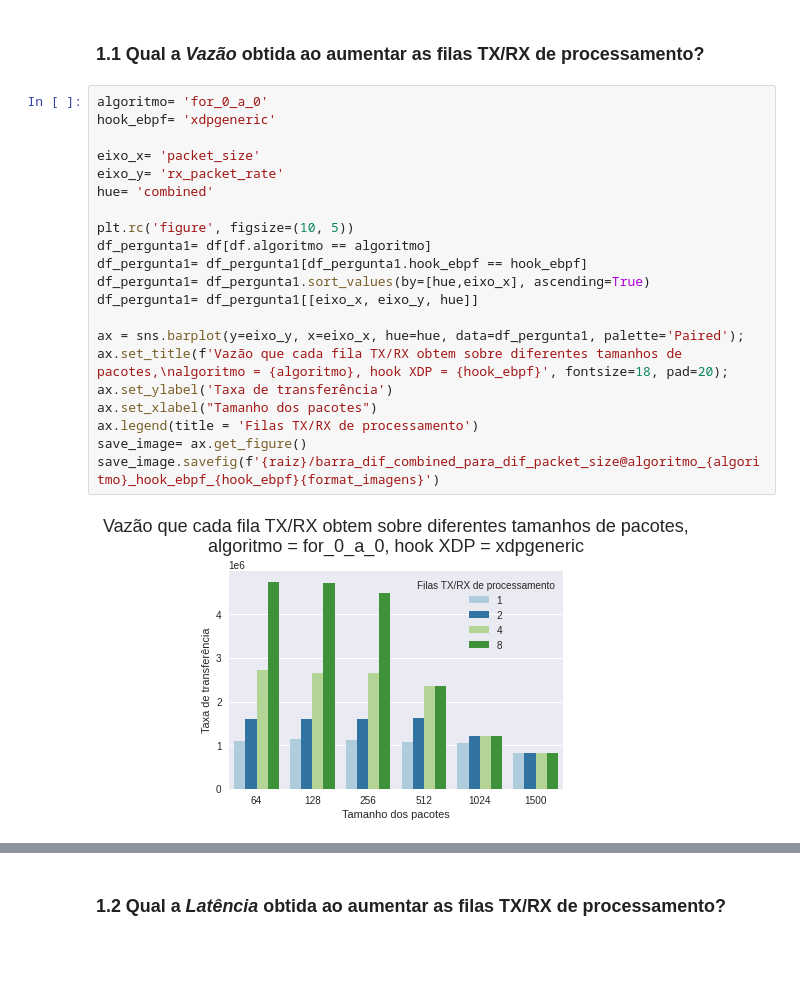
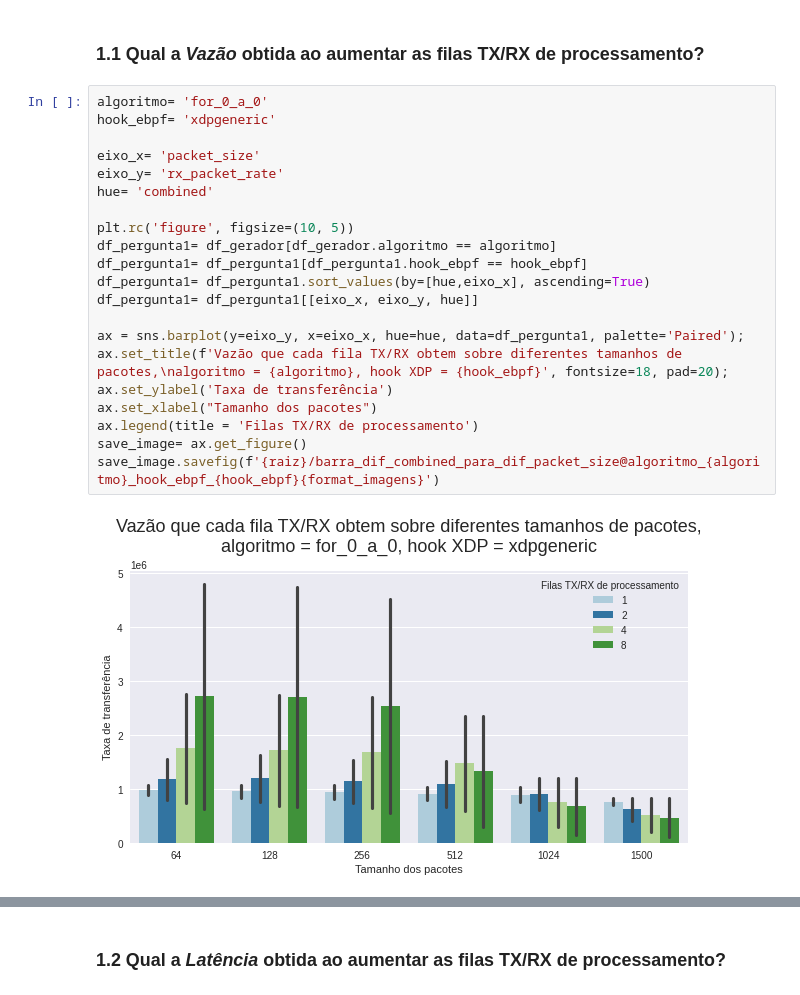
Before and after one commit to igor-capeletti/tcc_eBPF_XDP, a Jupyter notebook: scripts/python/gera_graficos_resultados.ipynb, the cells around one changed output, grey strips where cells are left out. Saved outputs shown, nothing was run; the diff lists cells and outputs as text; blank space fills up the shorter version.

```diff
--- a/scripts/python/gera_graficos_resultados.ipynb
+++ b/scripts/python/gera_graficos_resultados.ipynb
@@ -80,26 +110,26 @@ lista_pacotes= [64,128,256,512,1024,1500]
 # %%
 algoritmo= 'for_0_a_0'
 hook_ebpf= 'xdpgeneric'
 
 eixo_x= 'packet_size'
 eixo_y= 'rx_packet_rate'
 hue= 'combined'
 
 plt.rc('figure', figsize=(10, 5))
-df_pergunta1= df[df.algoritmo == algoritmo]
+df_pergunta1= df_gerador[df_gerador.algoritmo == algoritmo]
 df_pergunta1= df_pergunta1[df_pergunta1.hook_ebpf == hook_ebpf]
 df_pergunta1= df_pergunta1.sort_values(by=[hue,eixo_x], ascending=True)
 df_pergunta1= df_pergunta1[[eixo_x, eixo_y, hue]]
 
 ax = sns.barplot(y=eixo_y, x=eixo_x, hue=hue, data=df_pergunta1, palette='Paired');
 ax.set_title(f'Vazão que cada fila TX/RX obtem sobre diferentes tamanhos de pacotes,\nalgoritmo = {algoritmo}, hook XDP = {hook_ebpf}', fontsize=18, pad=20);
 ax.set_ylabel('Taxa de transferência')
 ax.set_xlabel("Tamanho dos pacotes")
 ax.legend(title = 'Filas TX/RX de processamento')
 save_image= ax.get_figure()
 save_image.savefig(f'{raiz}/barra_dif_combined_para_dif_packet_size@algoritmo_{algoritmo}_hook_ebpf_{hook_ebpf}{format_imagens}')
 # %% [output]
-[figure, old version]
+[figure, new version]
 # %%
 packet_size= 64
 hook_ebpf= 'xdpdrv'
```
Also changed, not shown: parts of 14 cells of this notebook, 1 other file.
